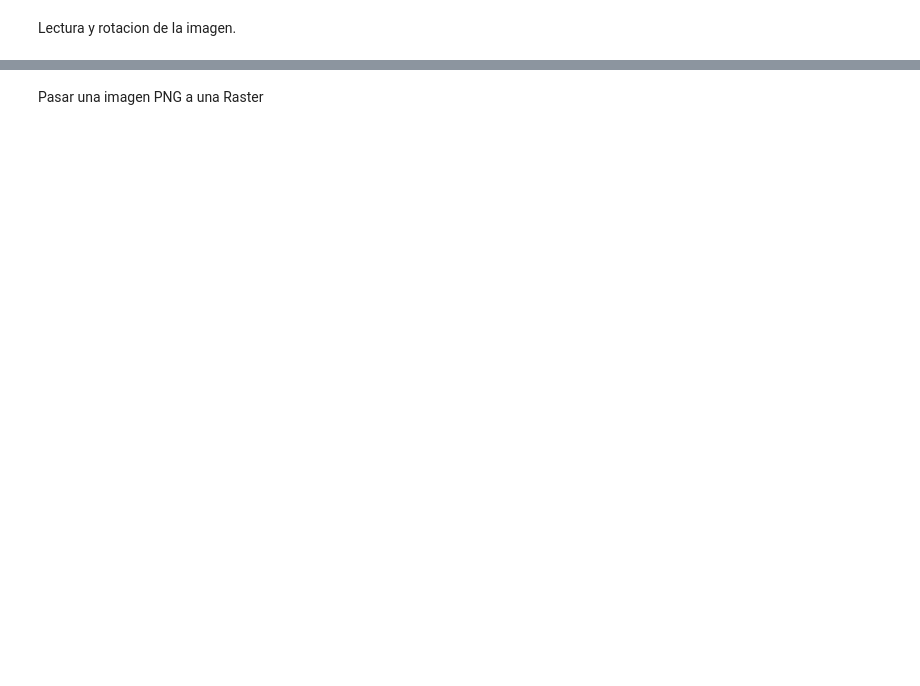
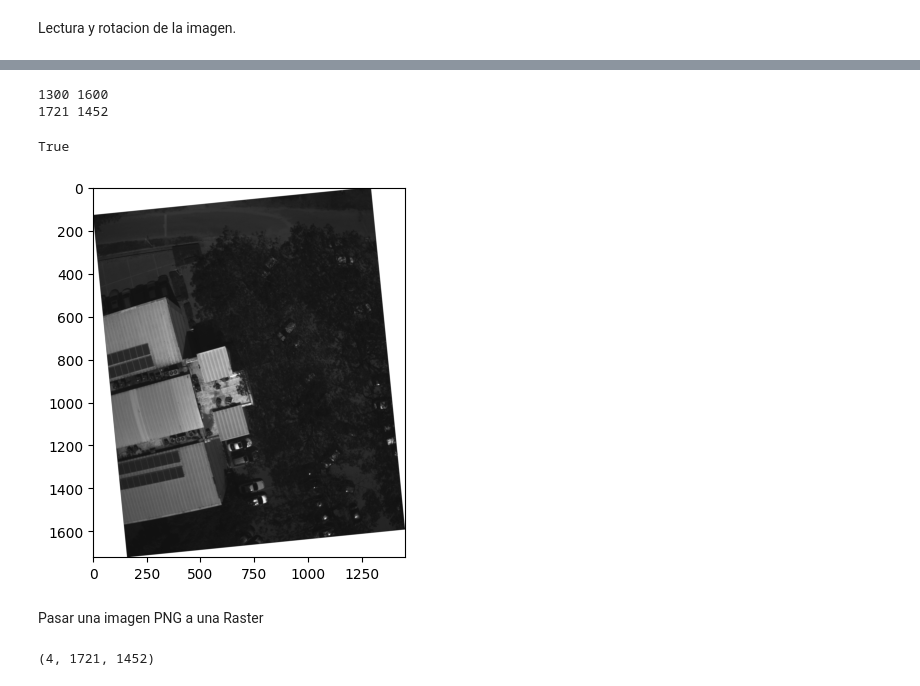
Before and after one commit to LuisGutierrez2203/RotarImagen, a Jupyter notebook: ImgRotPNG.ipynb, the cells around one changed output, grey strips where cells are left out. Drawn from its saved outputs; the diff is of its cells as text; code cells hidden in the pictures; blank space fills up the shorter version.

Commit message:
Rotacion y raster sin fondo

```diff
--- a/ImgRotPNG.ipynb
+++ b/ImgRotPNG.ipynb
@@ -130,10 +157,17 @@ True
+# %%
+angulo =  (float(metadiccionario["GimbalYawDegree"])) #Calculo del angulo de rotacion
+img_rot = rotar_imagen(img_o, angulo) #Img rotada y sin fondo
+cv2.imwrite(img_rot_path, img_rot) #gurda la image rotada
+# %% [output]
+1300 1600
+1721 1452
+True
+[figure, added]
 # %% [markdown]
 Pasar una imagen PNG a una Raster
 # %%
-img_path_rot = "Img_rotado/Img_rot2.PNG" #Ruta de la imagen donde se guardo la imagen .PNG sin fondo y rotada
-ruta_g = "Img_rotado/Img_rot2.TIF" #Ruta para guardar la imagen .TIF rotada y sin fondo
 
-img_data = rasterio.open(img_path_rot, 'r')
+img_data = rasterio.open(img_rot_path, 'r')
 bands = [1,2,3,4] #Se especifica las cantidades de canales que tiene la imagen.
 data = img_data.read(bands)
 _, width, height = data.shape
@@ -142,6 +176,8 @@ transform = rasterio.transform.from_bounds(
 
 crs = {'init': 'epsg:4326'}
 
-#print(data.shape)
+print(data.shape)
+# %% [output]
+(4, 1721, 1452)
 # %%
 with rasterio.open(
```
Also changed, not shown: parts of 10 cells of this notebook, 7 other files.
